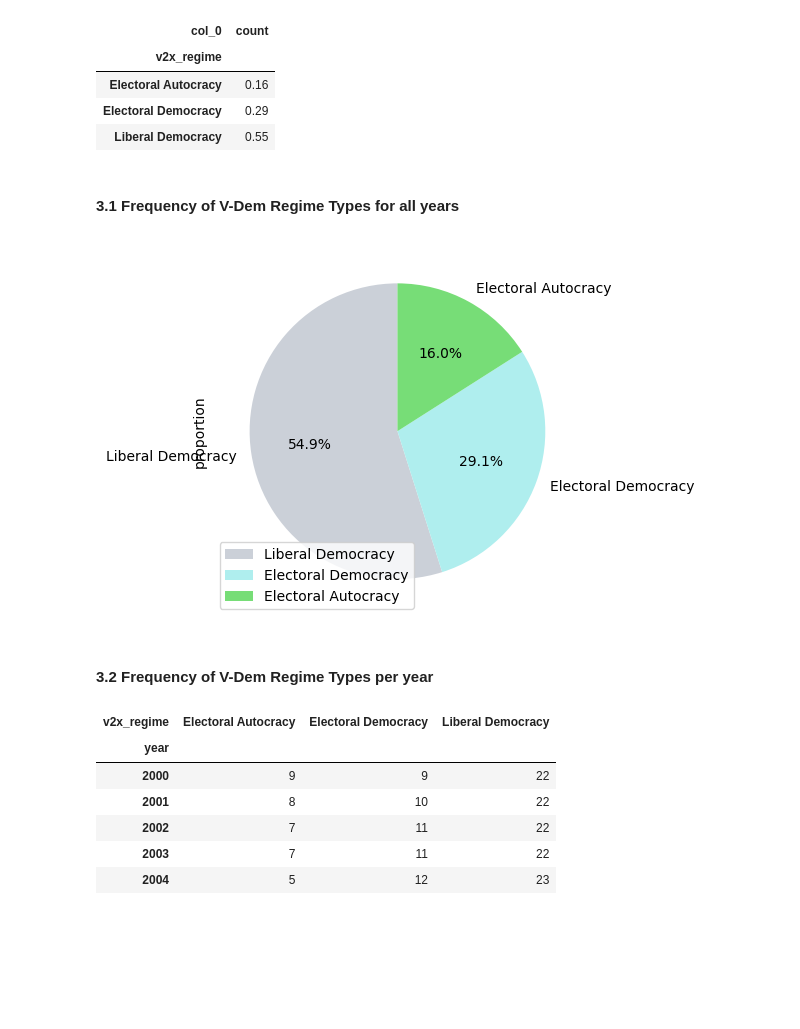
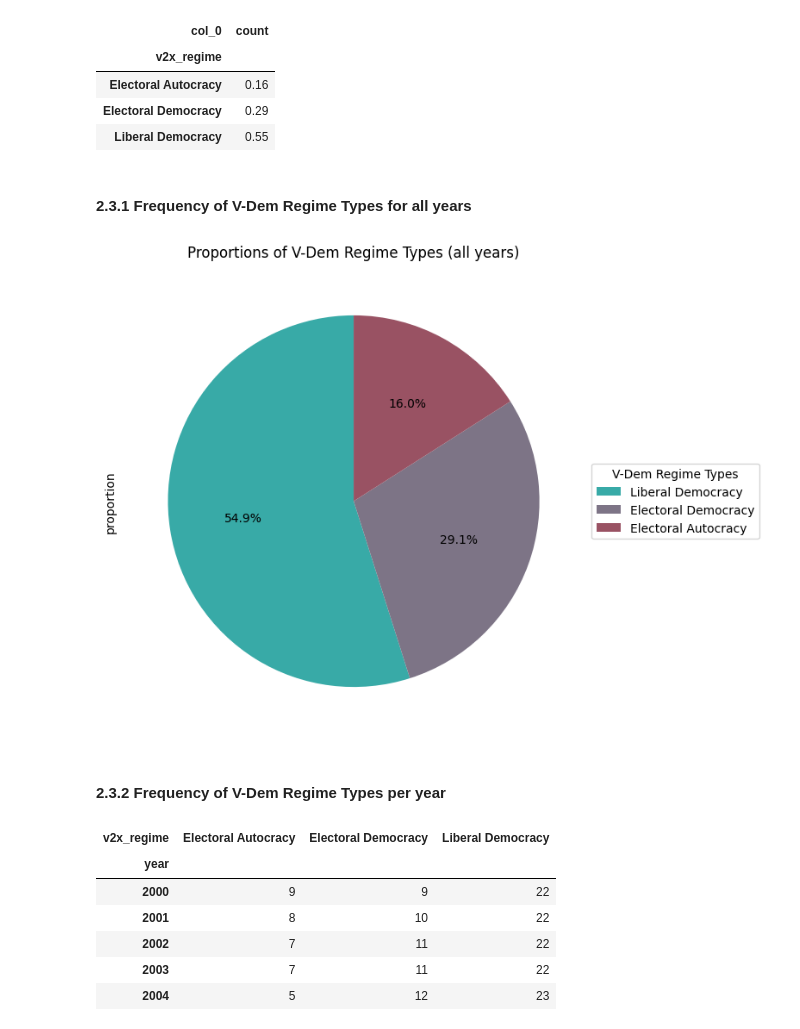
Before and after one commit to najafriederike/judicial-autonomy-index, a Jupyter notebook: notebooks/EDA.ipynb, the cells around one changed output. Drawn from its saved outputs; the diff is of its cells as text; code cells hidden in the pictures; blank space fills up the shorter version.

```diff
--- a/notebooks/EDA.ipynb
+++ b/notebooks/EDA.ipynb
@@ -142,4 +391,4 @@ display(crosstab_table_propo)
 | Electoral Democracy | 0.29 |
 | Liberal Democracy | 0.55 |
 # %% [markdown]
-#### 3.1 Frequency of V-Dem Regime Types for all years
+#### 2.3.1  Frequency of V-Dem Regime Types for all years
@@ -148,14 +395,19 @@ display(crosstab_table_propo)
 # %%
 # Pie chart for V-Dem Regime Type (total number of observations across all years)
 
-colors = ['#cbd0d8', '#afeeee', '#77dd77']
+colors = ['#38aaa7', '#7d7486', '#995263'] # CCRD colours # before: ['#cbd0d8', '#afeeee', '#77dd77']
 
-proportion_table.plot.pie(autopct='%1.1f%%', startangle=90, colors=colors)
-plt.legend(title='');
+proportion_table.plot.pie(autopct='%1.1f%%', startangle=90, colors=colors, labels=None, figsize=(10, 7))
+
+plt.legend(title='V-Dem Regime Types', loc='center left', bbox_to_anchor=(1, 0.5), labels=proportion_table.index)
+plt.title('Proportions of V-Dem Regime Types (all years)', fontsize=12, pad=10)
+
+plt.savefig("../figures/regime_types_all_years_piechart.jpeg", format="jpeg", dpi=300)
+plt.show();
 # %% [output]
-[figure, old version]
+[figure, new version]
 # %% [markdown]
-#### 3.2 Frequency of V-Dem Regime Types per year
+#### 2.3.2 Frequency of V-Dem Regime Types per year
 # %%
 # Frequency table for V-Dem Regime Types per year
 
```
Also changed, not shown: parts of 40 cells of this notebook, 15 other files.
